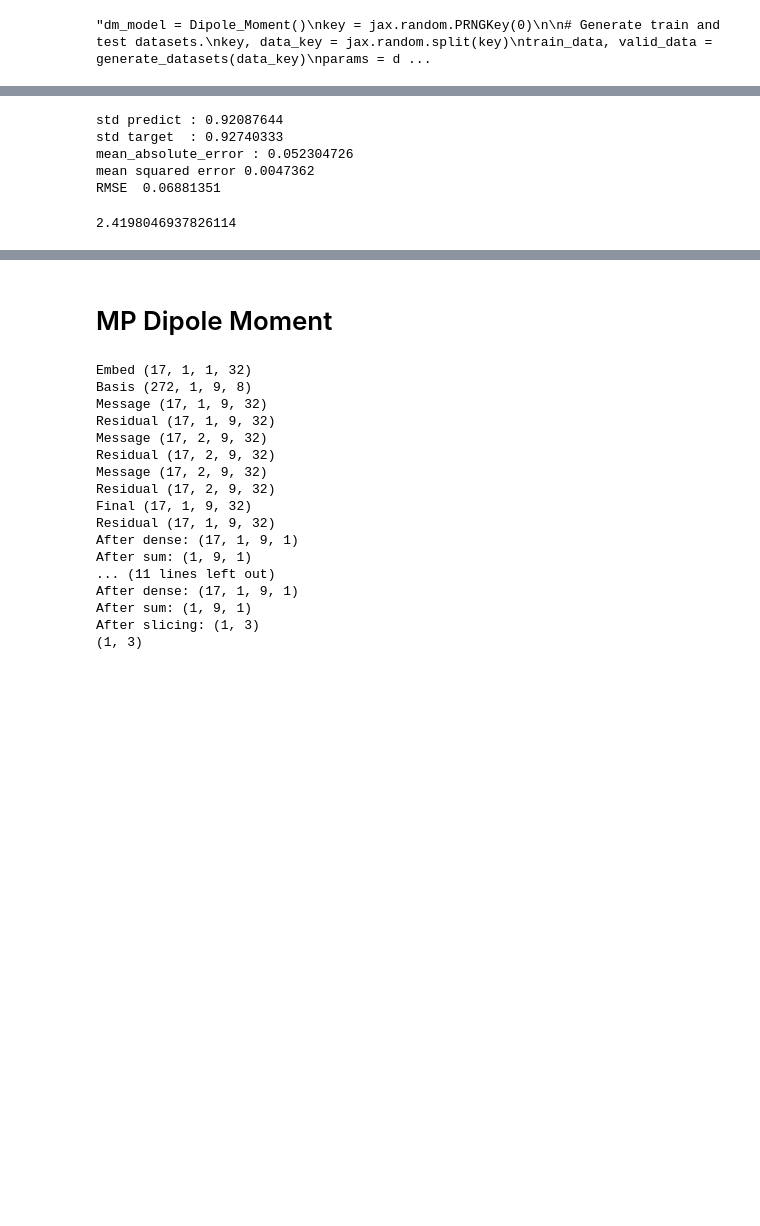
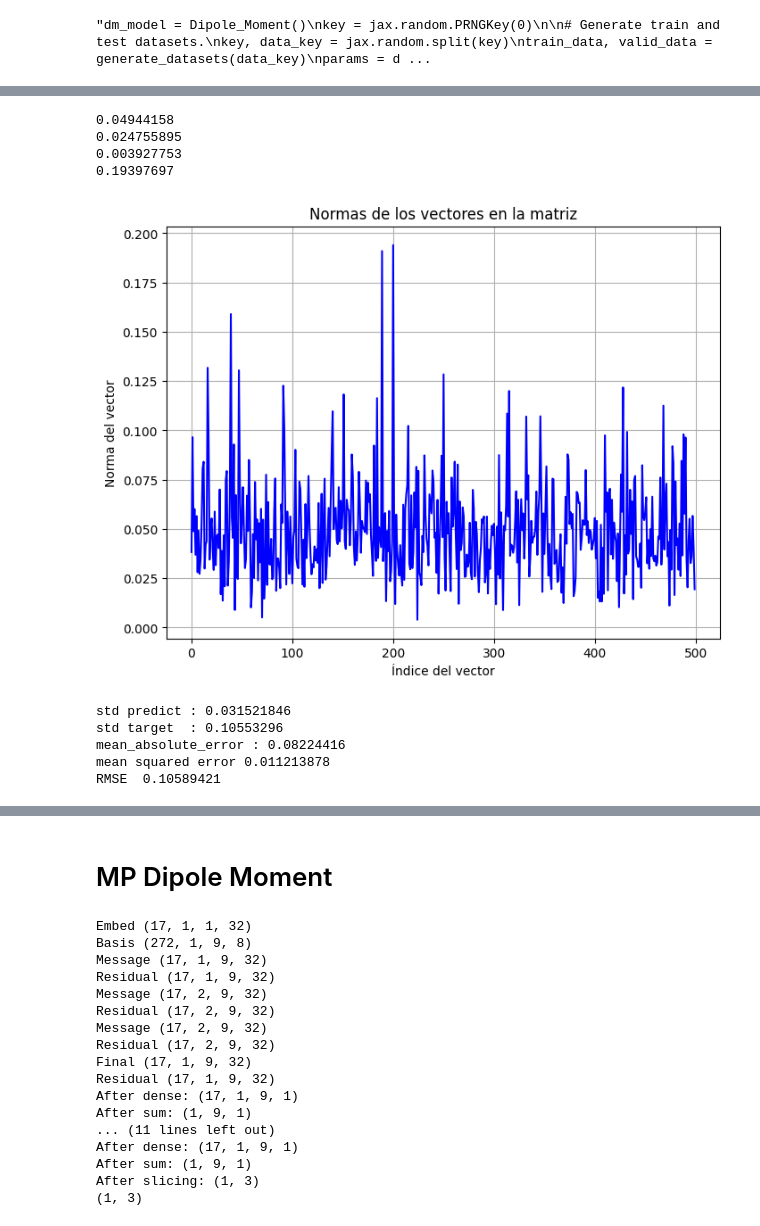
Before and after one commit to X34354/e3x_tranfer, a Jupyter notebook: docs/source/examples/dipole_moment.ipynb, the cells around one changed output, grey strips where cells are left out. Cells and saved outputs as stored; diff of their text form; code cells hidden in the pictures; blank space fills up the shorter version.

```diff
--- a/docs/source/examples/dipole_moment.ipynb
+++ b/docs/source/examples/dipole_moment.ipynb
@@ -179,13 +179,13 @@ print('mean squared error', jnp.mean((prediction-target)**2))'''
 # %% [markdown]
 # Dataset
 # %%
-filename = "test_data.npz"
+filename = "Si16Vplus..DFT.SP-GRD.wB97X-D.tight.Data.2580.R_E_F_D_Q.npz"
 dataset= np.load(filename)
 for key in dataset.keys():
     print(key)
 print('Dipole moment shape array',dataset['D'].shape)
 print('Dipole moment units', dataset['D_units'])
-
+#print('R units', dataset['R_units'])
 print('Atomic numbers', dataset['z'])
 # %% [output]
 type
@@ -366,7 +366,8 @@ class Dipole_Moment(nn.Module):
     @nn.compact
     def __call__(self, atomic_numbers, positions):  # Shapes (..., N) and (..., N, 3).
         # 1. Initialize features
-        positions -= positions[0, ...]
+        #positions -= positions[0, ...]
+        positions = positions - positions[:, 0:1, :]
         x = jnp.concatenate(
             (atomic_numbers[..., None], positions), axis=-1
         )  # Shape (..., N, 4).
@@ -375,7 +376,7 @@ class Dipole_Moment(nn.Module):
         # Incremento de complejidad con más capas densas
         x = e3x.nn.Dense(features=1024)(x)
         x = e3x.nn.relu(x)
-        x = e3x.nn.LayerNorm()(x)
+        x = nn.LayerNorm()(x)
 
         x = e3x.nn.Dense(features=512)(x)
         x = e3x.nn.relu(x)
@@ -383,25 +384,25 @@ class Dipole_Moment(nn.Module):
 
         x = e3x.nn.Dense(features=256)(x)
         x = e3x.nn.relu(x)
-        # x = nn.LayerNorm()(x)
+        x = nn.LayerNorm()(x)
 
         # Más capas densas
         x = e3x.nn.Dense(features=128)(x)
         x = e3x.nn.relu(x)
-        # x = nn.LayerNorm()(x)
+        x = nn.LayerNorm()(x)
 
         # Capas TensorDense adicionales para más complejidad
         x = e3x.nn.TensorDense(features=64, max_degree=2)(x)
         x = e3x.nn.relu(x)
-        # x = nn.LayerNorm()(x)
+        x = nn.LayerNorm()(x)
 
         x = e3x.nn.TensorDense(features=32, max_degree=2)(x)
         x = e3x.nn.relu(x)
-        # x = nn.LayerNorm()(x)
+        x = nn.LayerNorm()(x)
 
         x = e3x.nn.TensorDense(features=16, max_degree=2)(x)
         x = e3x.nn.relu(x)
-        # x = nn.LayerNorm()(x)
+        x = nn.LayerNorm()(x)
 
         # Capa final
         x = e3x.nn.TensorDense(features=1, max_degree=1)(x)
@@ -436,11 +437,11 @@ class Dipole_Moment(nn.Module):
         x = nn.LayerNorm()(x)
 
         # Capas TensorDense adicionales para más complejidad
-        x = e3x.nn.TensorDense(features=64, max_degree=2)(x)
+        x = e3x.nn.TensorDense(features=64, max_degree=1)(x)
         x = nn.relu(x)
         x = nn.LayerNorm()(x)
 
-        x = e3x.nn.TensorDense(features=32, max_degree=2)(x)
+        x = e3x.nn.TensorDense(features=32, max_degree=1)(x)
         x = nn.relu(x)
         x = nn.LayerNorm()(x)
 
@@ -557,11 +552,12 @@ print(train_data['positions'][0:1].shape)
 # %%
 # Initialize PRNGKey for random number generation.
 key = jax.random.PRNGKey(0)
-num_train=3000
-num_val=2000
+num_train=2000
+num_val=500
 train_data, valid_data = prepare_datasets(filename,key, num_train,num_val)
 
 # Define training hyperparameters.
 learning_rate = 0.001
 num_epochs = 2000
 batch_size = 512
+key, train_key = jax.random.split(key)
@@ -611,3 +680,26 @@ prediction_all = model.apply(params, Z, positions)
+# %%
+import matplotlib.pyplot as plt
+
+normas = np.linalg.norm(prediction_all, axis=1)
+#normas = normas[400:600]
+# Graficar las normas
+plt.figure(figsize=(8, 6))
+plt.plot(range(len(normas)), normas, color="b")
+
+# Etiquetas y título
+plt.xlabel("Índice del vector")
+plt.ylabel("Norma del vector")
+plt.title("Normas de los vectores en la matriz")
+plt.grid(True)
+
+# Mostrar la gráfica
+plt.show()
+# %% [output]
+0.04944158
+0.024755895
+0.003927753
+0.19397697
+[figure, added]
 # %%
 from sklearn.metrics import mean_absolute_error, root_mean_squared_error
 
@@ -617,8 +709,8 @@ print("mean_absolute_error :", mean_absolute_error(target_all, prediction_all))
 print("mean squared error", jnp.mean((prediction_all - target_all) ** 2))
 print("RMSE ", root_mean_squared_error(target_all, prediction_all))
 # %% [output]
-std predict : 0.92087644
-std target  : 0.92740333
-mean_absolute_error : 0.052304726
-mean squared error 0.0047362
-RMSE  0.06881351
+std predict : 0.031521846
+std target  : 0.10553296
+mean_absolute_error : 0.08224416
+mean squared error 0.011213878
+RMSE  0.10589421
@@ -659,13 +716,0 @@ def angle_between(a, b):
-# %%
-total = 0
-list_angle = []
-for i in range(len((prediction_all))):
-    v = prediction_all[i]
-    u = target_all[i]
-    angle_degrees = angle_between(v, u)
-    list_angle.append(angle_degrees)
-    total += angle_degrees **2
-
-print(np.sqrt(total / len(prediction_all)))
-# %% [output]
-2.4198046937826114
```
Also changed, not shown: parts of 24 cells of this notebook, 3 other files.
